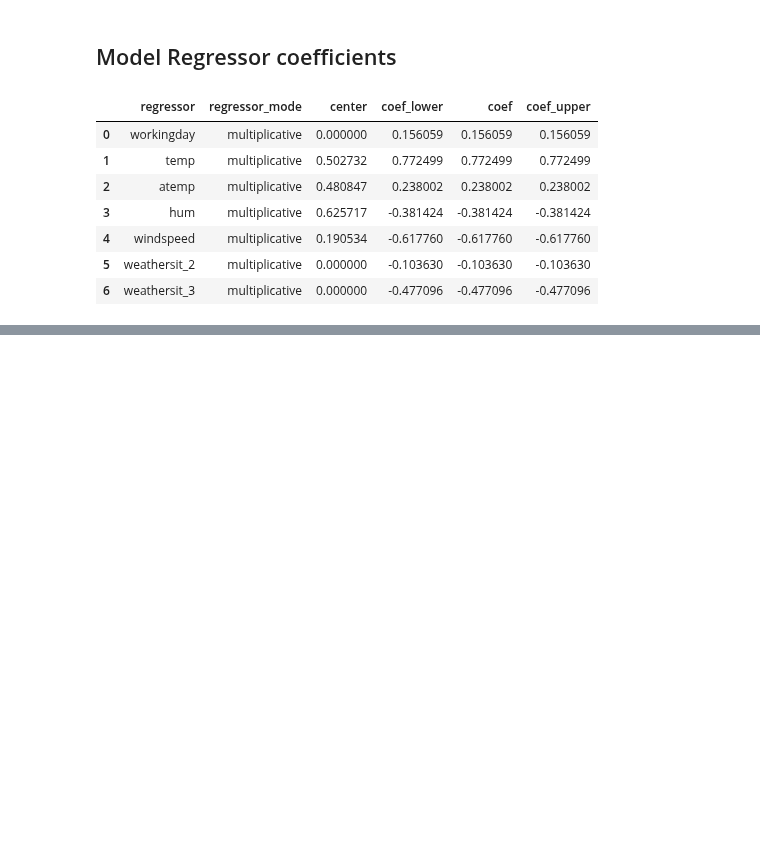
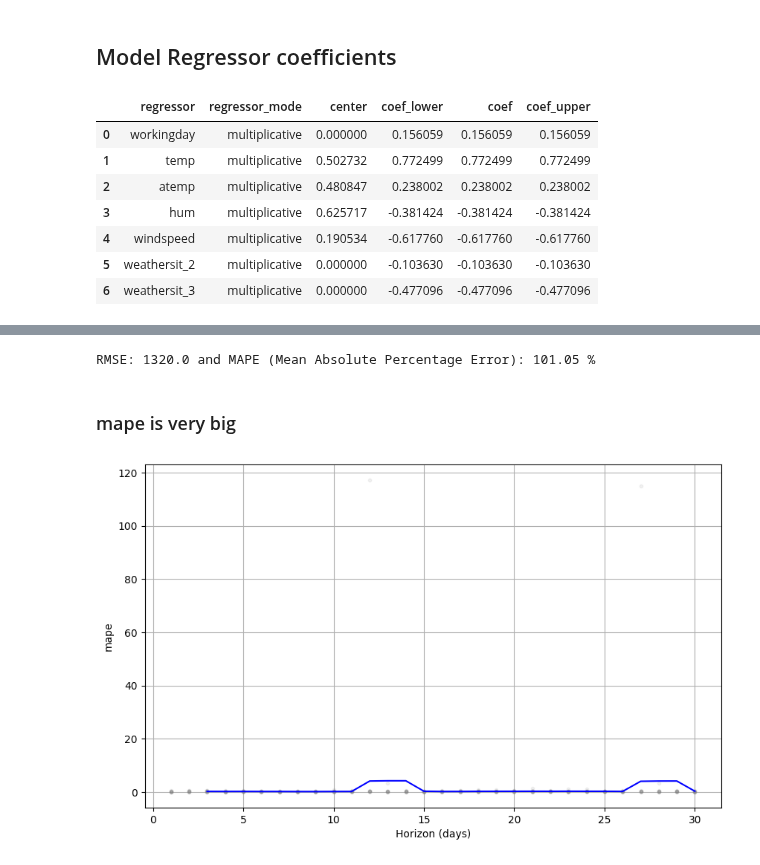
Before and after one commit to rizaho/ml_for_financial_analysis, a Jupyter notebook: 201_4_FACEBOOK_PROPHET.ipynb, the cells around one changed output, grey strips where cells are left out. Cells and saved outputs as stored; diff of their text form; code cells hidden in the pictures; blank space fills up the shorter version.

```diff
--- a/201_4_FACEBOOK_PROPHET.ipynb
+++ b/201_4_FACEBOOK_PROPHET.ipynb
@@ -404,0 +413,9 @@ regressor_coefficients(m)
+# %%
+df_cv = cross_validation(
+    model = m,
+    period = "15 days",
+    initial = "521 days",
+    horizon = "30 days", # test data length. We will predict for the next 15 days.
+    parallel = "processes")
+
+df_cv.head()
@@ -404,0 +502,19 @@ regressor_coefficients(m)
+# %%
+rmse = round(performance_metrics(df_cv)["rmse"].mean(), 0)
+mape = round(performance_metrics(df_cv)["mape"].mean() * 100, 2 ) # this is percentage
+print(f"RMSE: {rmse} and MAPE (Mean Absolute Percentage Error): {mape} %")
+
+# here mape is very big
+# %% [output]
+RMSE: 1320.0 and MAPE (Mean Absolute Percentage Error): 101.05 %
+# %% [markdown]
+### mape is very big
+# %%
+# Plotting the metrics over time
+fig = plot_cross_validation_metric(df_cv, metric='mape')
+
+# below we can see some outliers around 120 (in the y axis)
+
+# lets check the data set and explore
+# %% [output]
+[figure, added]
```
Also changed, not shown: parts of 11 cells of this notebook.
